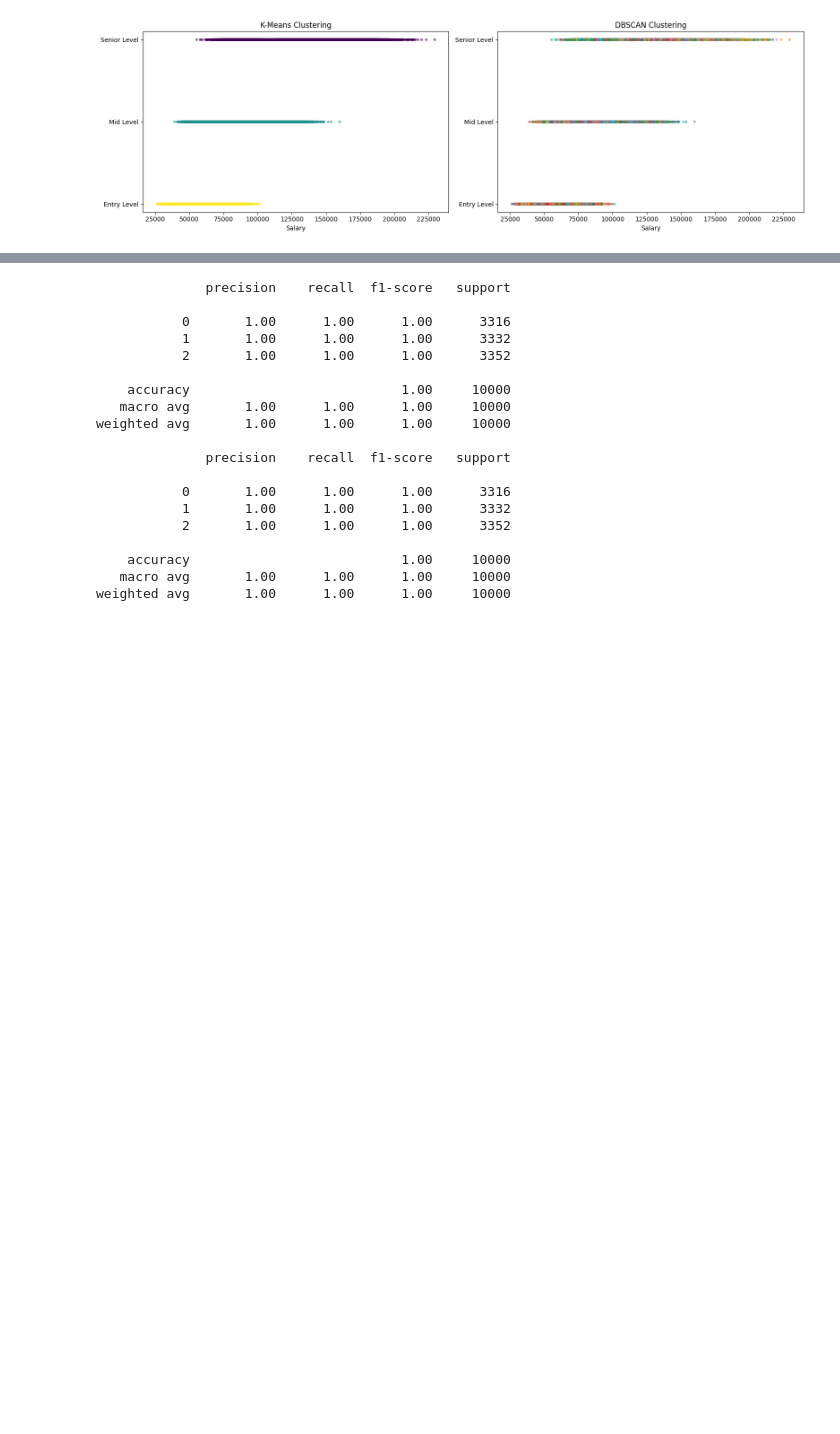
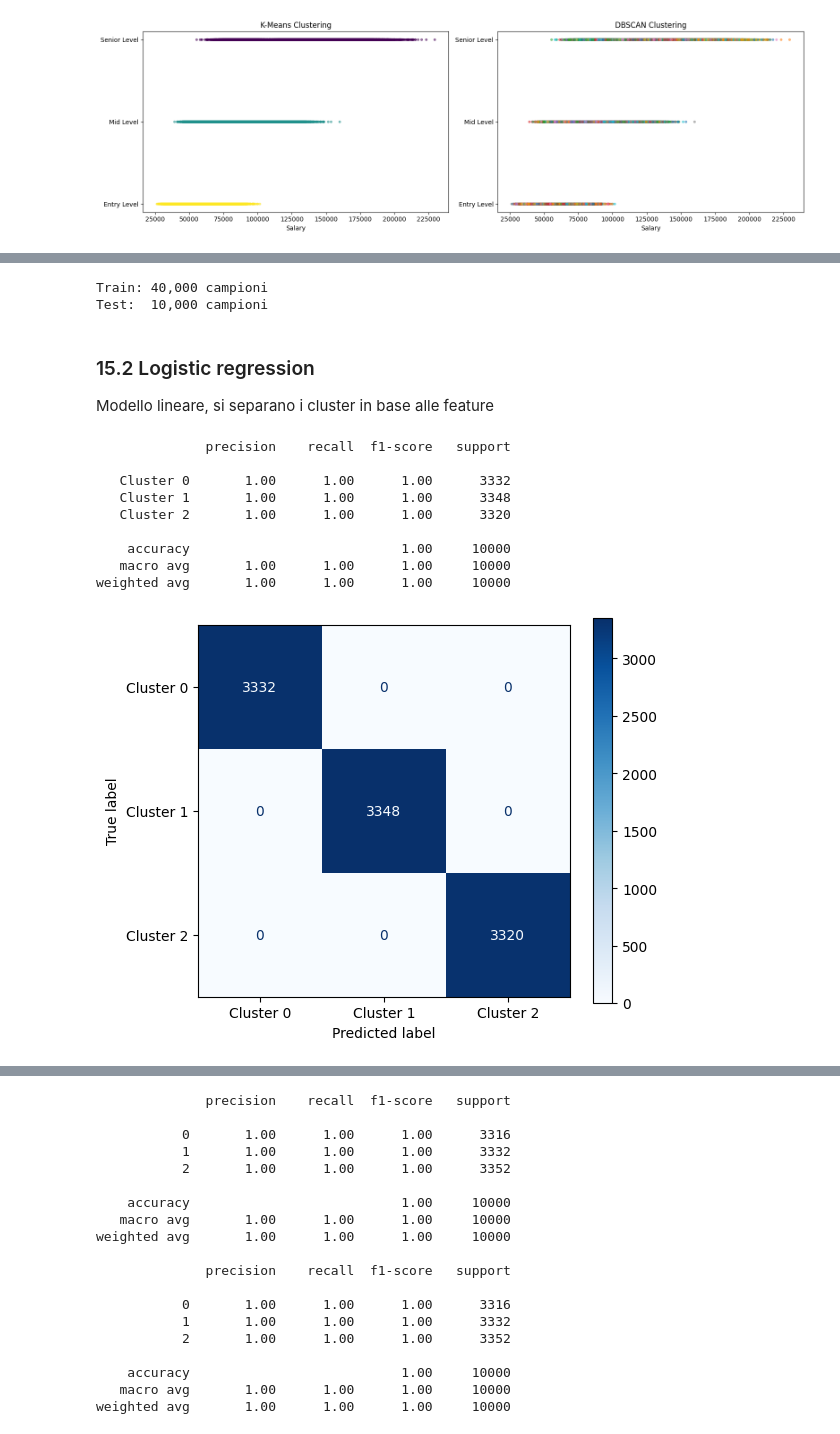
Before and after one commit to anna8987/jobrec, a Jupyter notebook: progettoJobrec.ipynb, the cells around one changed output, grey strips where cells are left out. Drawn from its saved outputs; the diff is of its cells as text; code cells hidden in the pictures; blank space fills up the shorter version.

```diff
--- a/progettoJobrec.ipynb
+++ b/progettoJobrec.ipynb
@@ -539,0 +537,41 @@ MACHINE LEARNING
+# %%
+y = df['Cluster'] # target
+
+X_train, X_test, y_train, y_test = train_test_split(
+    X_scaled, y, test_size=0.2, random_state=42, stratify=y
+)
+
+print(f"Train: {X_train.shape[0]:,} campioni")
+print(f"Test:  {X_test.shape[0]:,} campioni")
+# %% [output]
+Train: 40,000 campioni
+Test:  10,000 campioni
+# %% [markdown]
+### 15.2 Logistic regression
+
+Modello lineare, si separano i cluster in base alle feature
+# %%
+lr = LogisticRegression(max_iter=500, random_state=42)
+lr.fit(X_train, y_train)
+y_pred_lr = lr.predict(X_test)
+
+print(classification_report(y_test, y_pred_lr, target_names=['Cluster 0', 'Cluster 1', 'Cluster 2']))
+
+fig, ax = plt.subplots(figsize=(6, 5))
+ConfusionMatrixDisplay.from_predictions(
+    y_test, y_pred_lr,
+    display_labels=['Cluster 0', 'Cluster 1', 'Cluster 2'],
+    cmap='Blues', ax=ax
+)
+plt.show()
+# %% [output]
+              precision    recall  f1-score   support
+
+   Cluster 0       1.00      1.00      1.00      3332
+   Cluster 1       1.00      1.00      1.00      3348
+   Cluster 2       1.00      1.00      1.00      3320
+
+    accuracy                           1.00     10000
+   macro avg       1.00      1.00      1.00     10000
+weighted avg       1.00      1.00      1.00     10000
+[figure, added]
```
Also changed, not shown: parts of 24 cells of this notebook.
